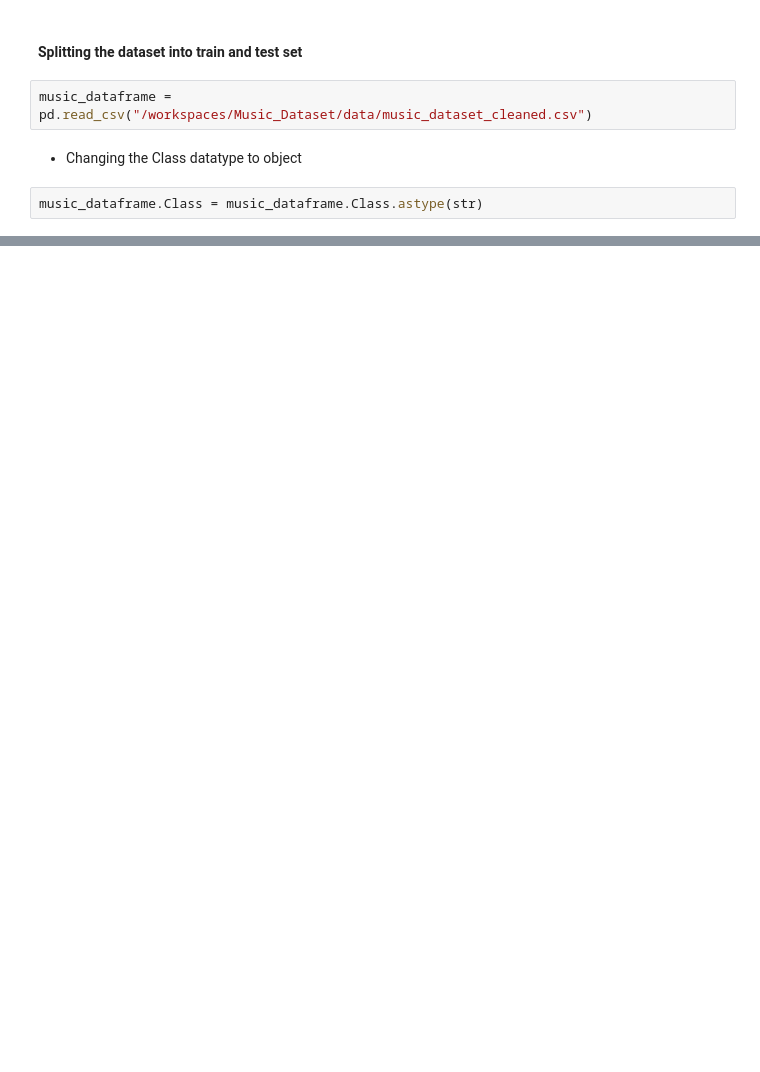
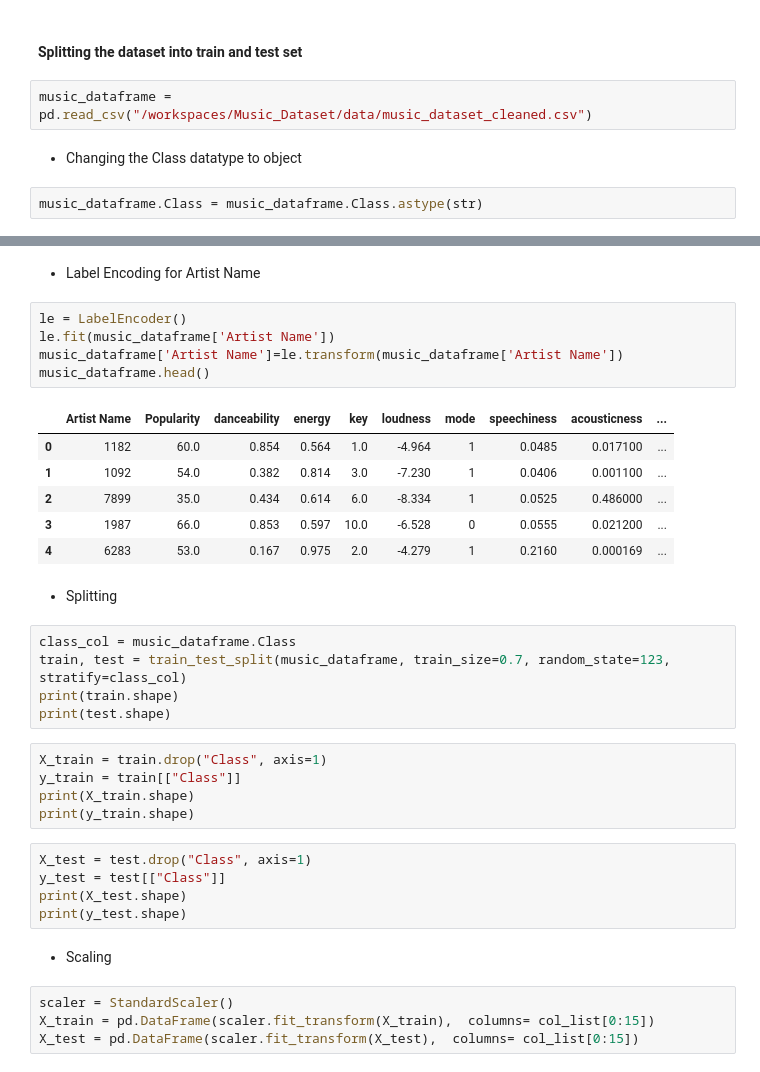
Before and after one commit to rawanalqarni/Music_Dataset, a Jupyter notebook: rawan/ML_music_dataset.ipynb, the cells around one changed output, grey strips where cells are left out. Saved outputs shown, nothing was run; the diff lists cells and outputs as text; blank space fills up the shorter version.

```diff
--- a/rawan/ML_music_dataset.ipynb
+++ b/rawan/ML_music_dataset.ipynb
@@ -288,0 +49,37 @@ print("Accuracy:",metrics.accuracy_score(y_test, y_pred))
+# %% [markdown]
+- Label Encoding for Artist Name
+# %%
+le = LabelEncoder()
+le.fit(music_dataframe['Artist Name'])
+music_dataframe['Artist Name']=le.transform(music_dataframe['Artist Name'])
+music_dataframe.head()
+# %% [output]
+|  | Artist Name | Popularity | danceability | energy | key | loudness | mode | speechiness | acousticness | ... |
+| 0 | 1182 | 60.0 | 0.854 | 0.564 | 1.0 | -4.964 | 1 | 0.0485 | 0.017100 | ... |
+| 1 | 1092 | 54.0 | 0.382 | 0.814 | 3.0 | -7.230 | 1 | 0.0406 | 0.001100 | ... |
+| 2 | 7899 | 35.0 | 0.434 | 0.614 | 6.0 | -8.334 | 1 | 0.0525 | 0.486000 | ... |
+| 3 | 1987 | 66.0 | 0.853 | 0.597 | 10.0 | -6.528 | 0 | 0.0555 | 0.021200 | ... |
+| 4 | 6283 | 53.0 | 0.167 | 0.975 | 2.0 | -4.279 | 1 | 0.2160 | 0.000169 | ... |
+# %% [markdown]
+- Splitting
+# %%
+class_col = music_dataframe.Class
+train, test = train_test_split(music_dataframe, train_size=0.7, random_state=123, stratify=class_col)
+print(train.shape)
+print(test.shape)
+# %%
+X_train = train.drop("Class", axis=1)
+y_train = train[["Class"]]
+print(X_train.shape)
+print(y_train.shape)
+# %%
+X_test = test.drop("Class", axis=1)
+y_test = test[["Class"]]
+print(X_test.shape)
+print(y_test.shape)
+# %% [markdown]
+- Scaling
+# %%
+scaler = StandardScaler()
+X_train = pd.DataFrame(scaler.fit_transform(X_train),  columns= col_list[0:15])
+X_test = pd.DataFrame(scaler.fit_transform(X_test),  columns= col_list[0:15])
```
Also changed, not shown: parts of 57 cells of this notebook.
